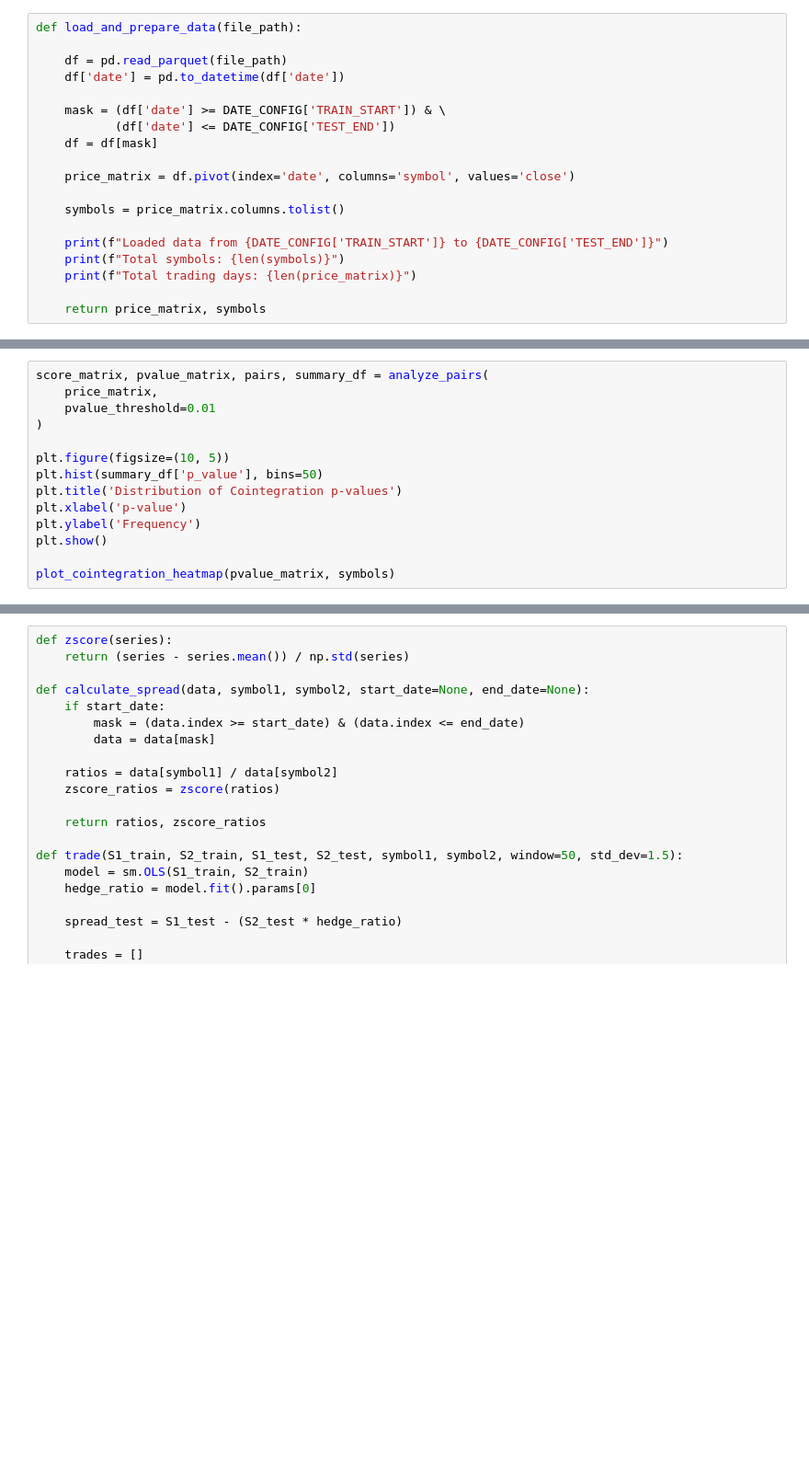
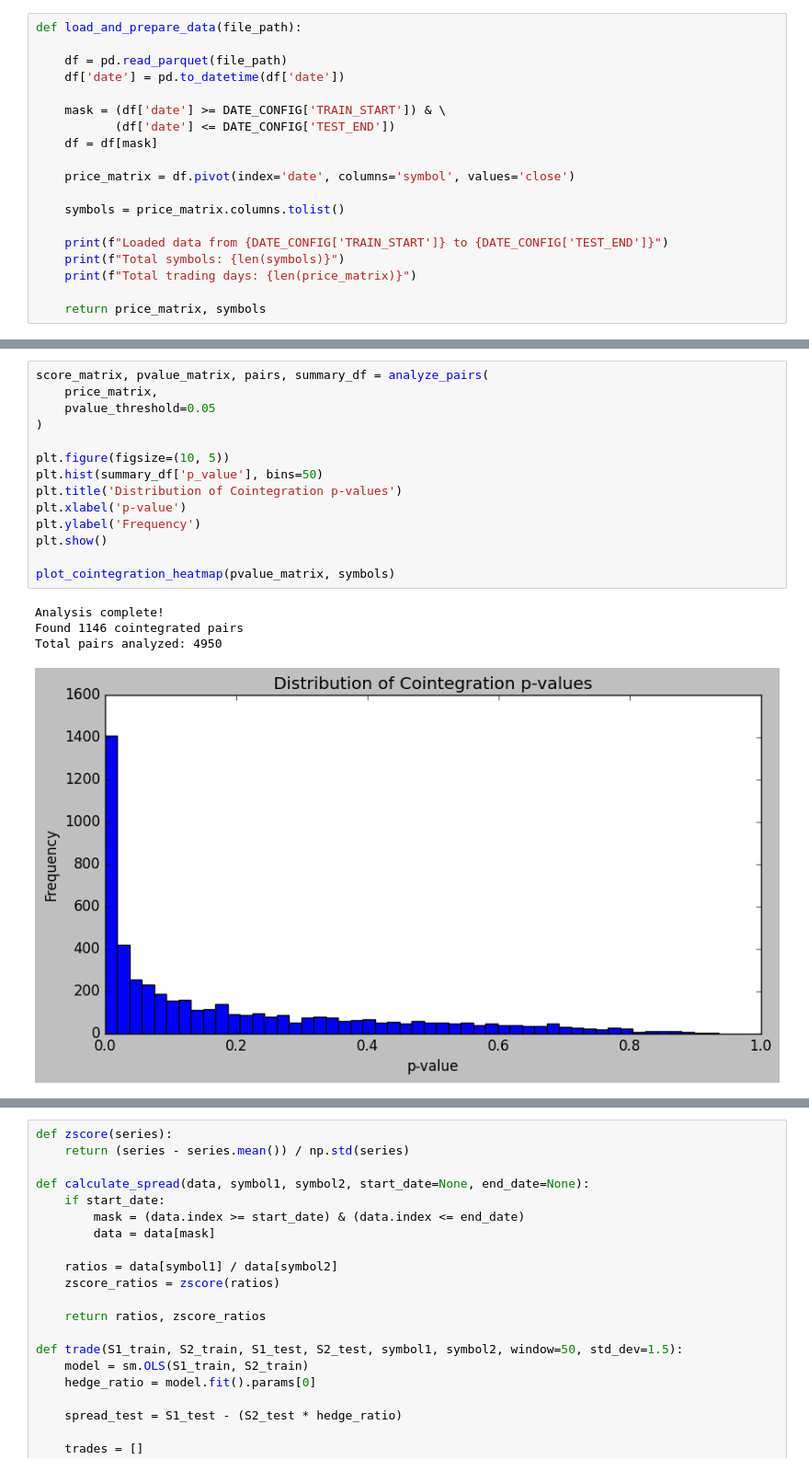
Before and after one commit to mxmueller/optimizing-pairs-trading, a Jupyter notebook: notebooks/strategies/03_cointegration_bollinger.ipynb, the cells around one changed output, grey strips where cells are left out. Shown at 92% size. Cells and saved outputs as stored; diff of their text form; blank space fills up the shorter version.

```diff
--- a/notebooks/strategies/03_cointegration_bollinger.ipynb
+++ b/notebooks/strategies/03_cointegration_bollinger.ipynb
@@ -75,14 +75,19 @@ Total trading days: 985
 # %%
 score_matrix, pvalue_matrix, pairs, summary_df = analyze_pairs(
     price_matrix,
-    pvalue_threshold=0.01
+    pvalue_threshold=0.05
 )
 
 plt.figure(figsize=(10, 5))
 plt.hist(summary_df['p_value'], bins=50)
 plt.title('Distribution of Cointegration p-values')
 plt.xlabel('p-value')
 plt.ylabel('Frequency')
 plt.show()
 
 plot_cointegration_heatmap(pvalue_matrix, symbols)
+# %% [output]
+Analysis complete!
+Found 1146 cointegrated pairs
+Total pairs analyzed: 4950
+[figure, added]
```
Also changed, not shown: parts of 2 cells of this notebook, 17 other files.
